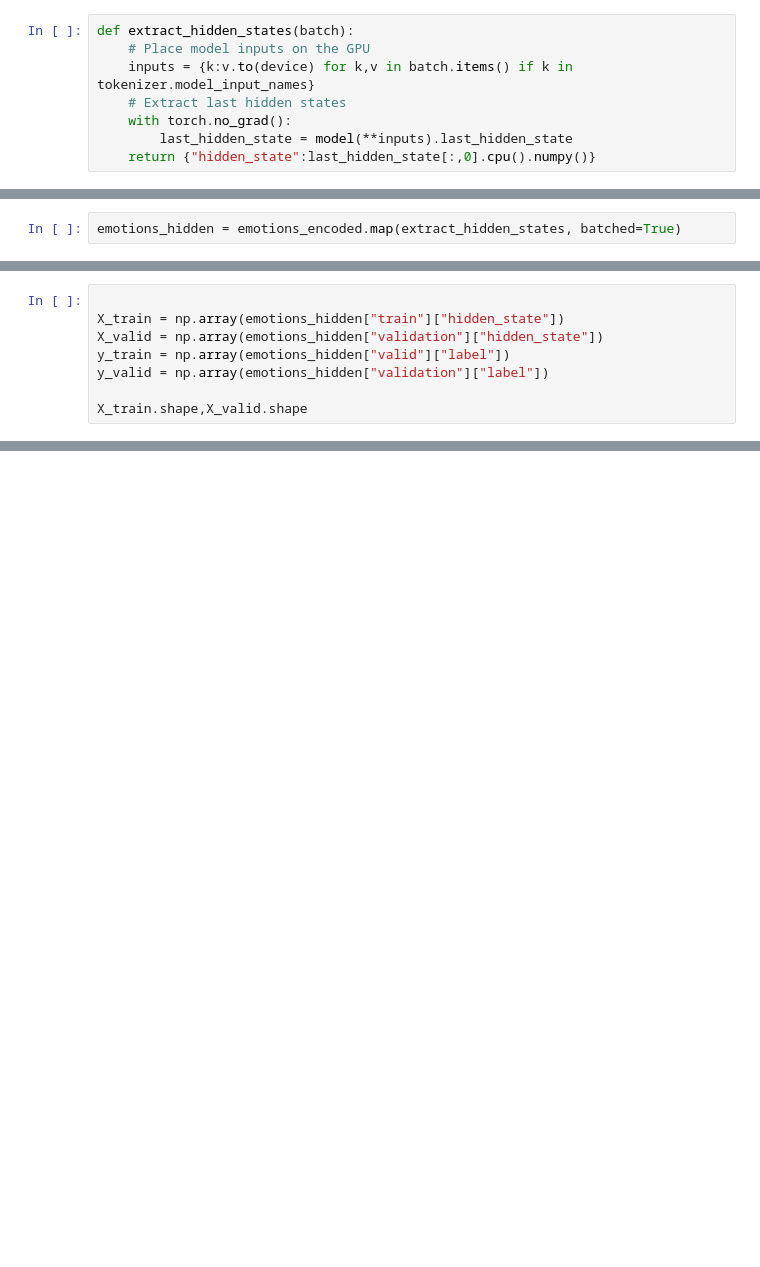
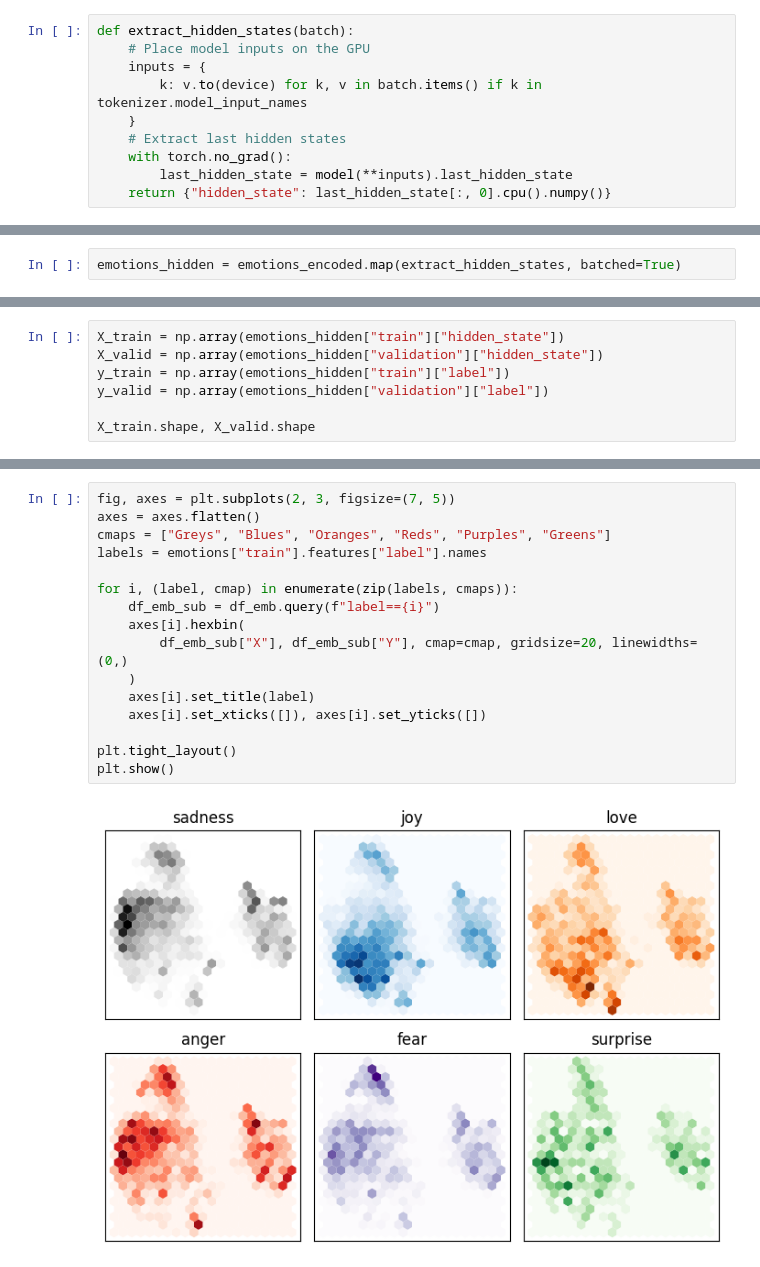
Before and after one commit to jelacicedin/huggingface-transformers-learning, a Jupyter notebook: text-classification/first_look_text_classification.ipynb, the cells around one changed output, grey strips where cells are left out. Cells and saved outputs as stored; diff of their text form; blank space fills up the shorter version.

```diff
--- a/text-classification/first_look_text_classification.ipynb
+++ b/text-classification/first_look_text_classification.ipynb
@@ -108,9 +205,11 @@ outputs.last_hidden_state[:,0].size()
 # %%
 def extract_hidden_states(batch):
     # Place model inputs on the GPU
-    inputs = {k:v.to(device) for k,v in batch.items() if k in tokenizer.model_input_names}
+    inputs = {
+        k: v.to(device) for k, v in batch.items() if k in tokenizer.model_input_names
+    }
     # Extract last hidden states
     with torch.no_grad():
         last_hidden_state = model(**inputs).last_hidden_state
-    return {"hidden_state":last_hidden_state[:,0].cpu().numpy()}
+    return {"hidden_state": last_hidden_state[:, 0].cpu().numpy()}
 # %%
@@ -124,8 +243,7 @@ emotions_hidden["train"][:1]
 # %%
-
 X_train = np.array(emotions_hidden["train"]["hidden_state"])
 X_valid = np.array(emotions_hidden["validation"]["hidden_state"])
-y_train = np.array(emotions_hidden["valid"]["label"])
+y_train = np.array(emotions_hidden["train"]["label"])
 y_valid = np.array(emotions_hidden["validation"]["label"])
 
-X_train.shape,X_valid.shape
+X_train.shape, X_valid.shape
@@ -141,0 +268,18 @@ df_emb.head()
+# %%
+fig, axes = plt.subplots(2, 3, figsize=(7, 5))
+axes = axes.flatten()
+cmaps = ["Greys", "Blues", "Oranges", "Reds", "Purples", "Greens"]
+labels = emotions["train"].features["label"].names
+
+for i, (label, cmap) in enumerate(zip(labels, cmaps)):
+    df_emb_sub = df_emb.query(f"label=={i}")
+    axes[i].hexbin(
+        df_emb_sub["X"], df_emb_sub["Y"], cmap=cmap, gridsize=20, linewidths=(0,)
+    )
+    axes[i].set_title(label)
+    axes[i].set_xticks([]), axes[i].set_yticks([])
+
+plt.tight_layout()
+plt.show()
+# %% [output]
+[figure, added]
```
Also changed, not shown: parts of 43 cells of this notebook, 2 other files.
